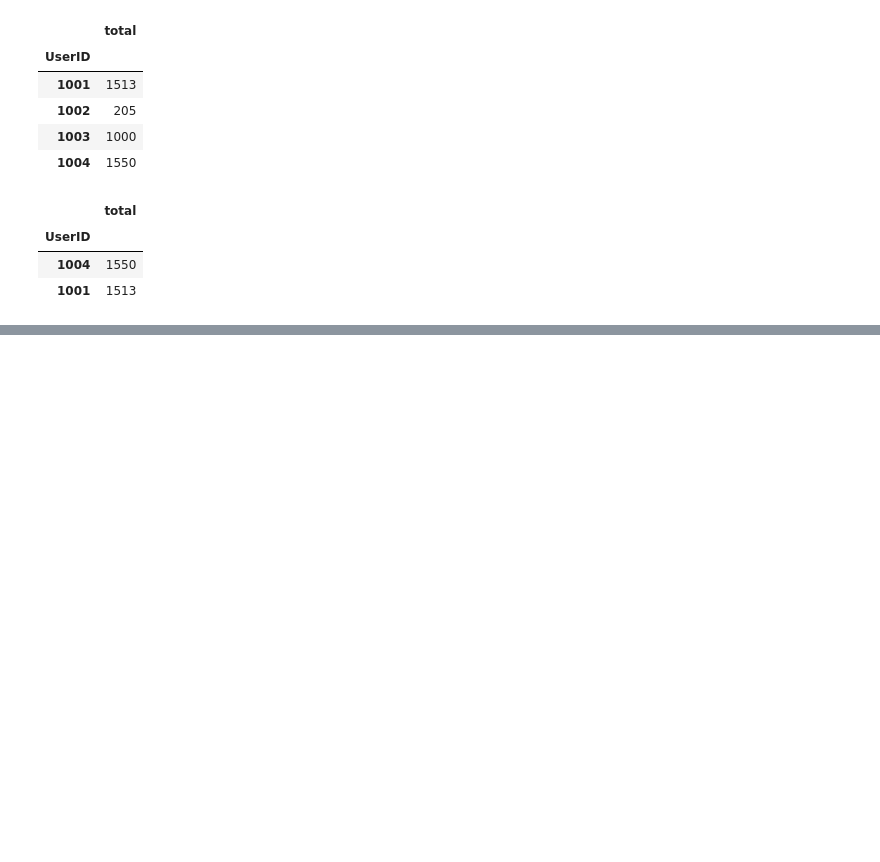
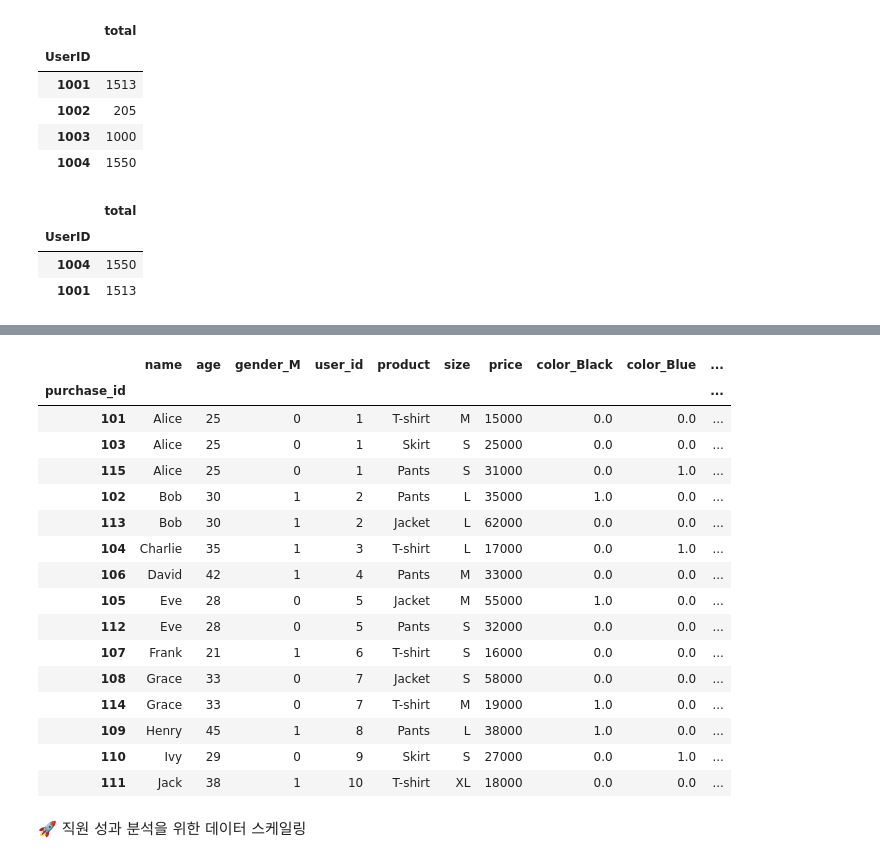
Before and after one commit to BeakJW/DATA_ANALYSIS_STUDY, a Jupyter notebook: 5강/05-연습문제.ipynb, the cells around one changed output, grey strips where cells are left out. Saved outputs shown, nothing was run; the diff lists cells and outputs as text; code cells hidden in the pictures; blank space fills up the shorter version.

Commit message:
[LAB05]데이터_스케일링

```diff
--- a/5강/05-연습문제.ipynb
+++ b/5강/05-연습문제.ipynb
@@ -410,0 +693,23 @@ df4.head(2)
+# %%
+최최종병함 = 최종병합.drop(columns='color')
+최최종병함
+# %% [output]
+|  | name | age | gender_M | user_id | product | size | price | color_Black | color_Blue | ... |
+| purchase_id |  |  |  |  |  |  |  |  |  | ... |
+| 101 | Alice | 25 | 0 | 1 | T-shirt | M | 15000 | 0.0 | 0.0 | ... |
+| 103 | Alice | 25 | 0 | 1 | Skirt | S | 25000 | 0.0 | 0.0 | ... |
+| 115 | Alice | 25 | 0 | 1 | Pants | S | 31000 | 0.0 | 1.0 | ... |
+| 102 | Bob | 30 | 1 | 2 | Pants | L | 35000 | 1.0 | 0.0 | ... |
+| 113 | Bob | 30 | 1 | 2 | Jacket | L | 62000 | 0.0 | 0.0 | ... |
+| 104 | Charlie | 35 | 1 | 3 | T-shirt | L | 17000 | 0.0 | 1.0 | ... |
+| 106 | David | 42 | 1 | 4 | Pants | M | 33000 | 0.0 | 0.0 | ... |
+| 105 | Eve | 28 | 0 | 5 | Jacket | M | 55000 | 1.0 | 0.0 | ... |
+| 112 | Eve | 28 | 0 | 5 | Pants | S | 32000 | 0.0 | 0.0 | ... |
+| 107 | Frank | 21 | 1 | 6 | T-shirt | S | 16000 | 0.0 | 0.0 | ... |
+| 108 | Grace | 33 | 0 | 7 | Jacket | S | 58000 | 0.0 | 0.0 | ... |
+| 114 | Grace | 33 | 0 | 7 | T-shirt | M | 19000 | 1.0 | 0.0 | ... |
+| 109 | Henry | 45 | 1 | 8 | Pants | L | 38000 | 1.0 | 0.0 | ... |
+| 110 | Ivy | 29 | 0 | 9 | Skirt | S | 27000 | 0.0 | 1.0 | ... |
+| 111 | Jack | 38 | 1 | 10 | T-shirt | XL | 18000 | 0.0 | 0.0 | ... |
+# %% [markdown]
+🚀 직원 성과 분석을 위한 데이터 스케일링
```
Also changed, not shown: parts of 25 cells of this notebook, 2 other files.
